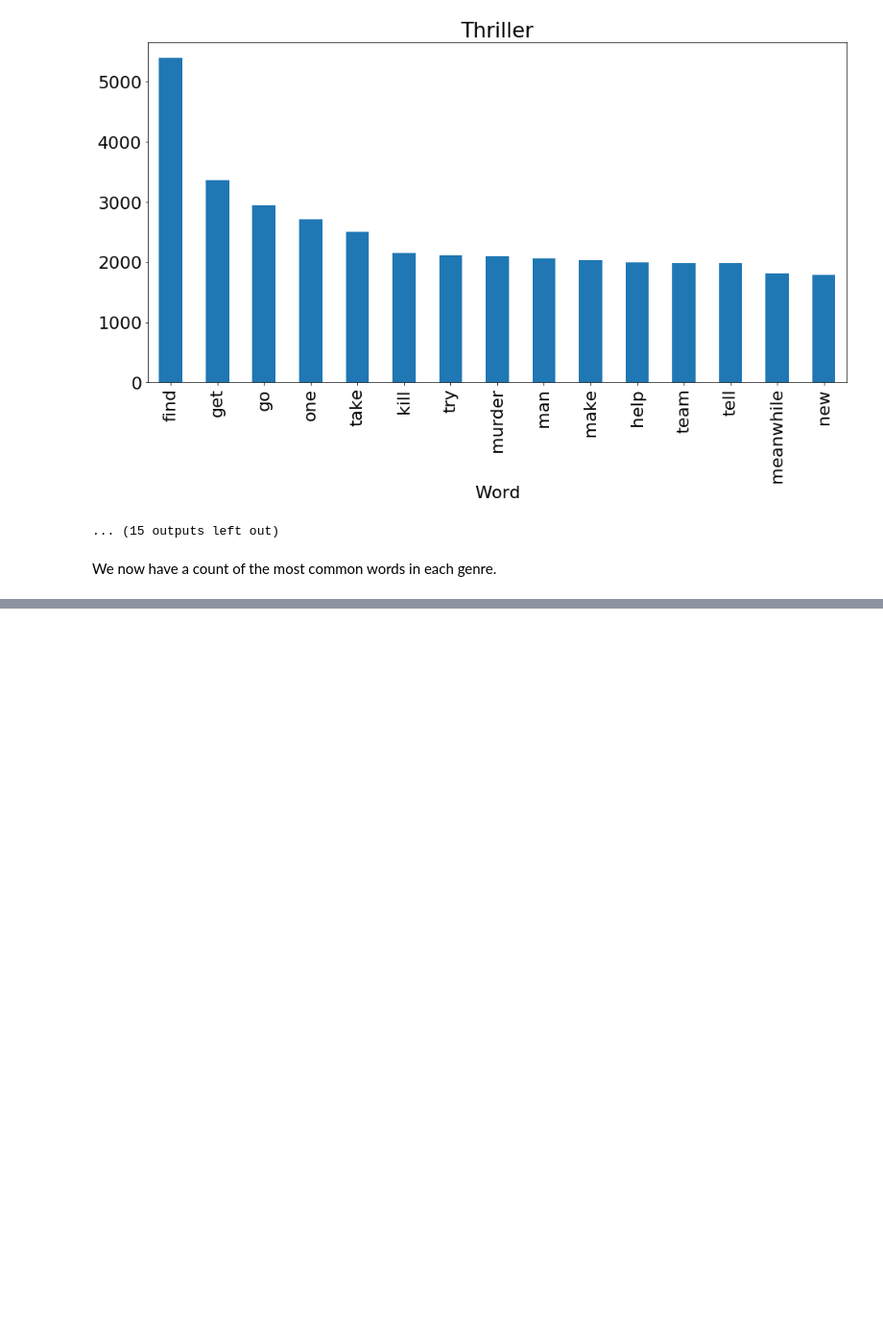
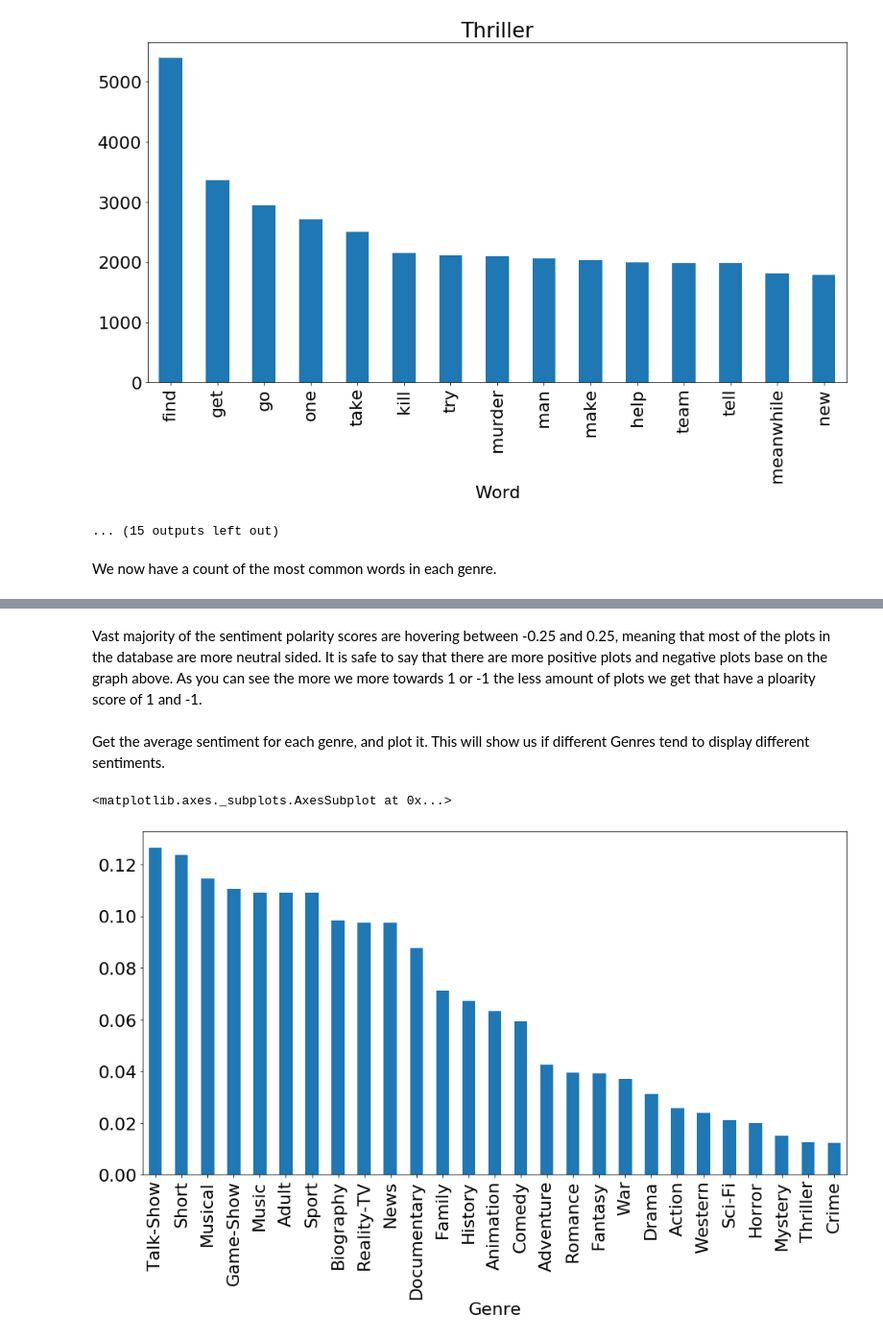
Before and after one commit to wonch002/Movie-Genre-Prediction, a Jupyter notebook: notebooks/Predicting_Movie_Genre.ipynb, the cells around one changed output, grey strips where cells are left out. Shown at 96% size. Cells and saved outputs as stored; diff of their text form; code cells hidden in the pictures; blank space fills up the shorter version.

```diff
--- a/notebooks/Predicting_Movie_Genre.ipynb
+++ b/notebooks/Predicting_Movie_Genre.ipynb
@@ -549,0 +622,17 @@ We now have a count of the most common words in each genre.
+# %% [markdown]
+Vast majority of the sentiment polarity scores are hovering between -0.25 and 0.25, meaning that most of the plots in the database are more neutral sided. It is safe to say that there are more positive plots and negative plots base on the graph above. As you can see the more we more towards 1 or -1 the less amount of plots we get that have a ploarity score of 1 and -1.
+# %% [markdown]
+Get the average sentiment for each genre, and plot it. This will show us if different Genres tend to display different sentiments.
+# %%
+movie_counts_df['Avg Polarity'] = None
+
+movie_counts_df = movie_counts_df.reset_index(drop=True)
+
+for idx, movie in enumerate(movie_counts_df['Genre']):
+    movie_counts_df.loc[idx,'Avg Polarity'] = movies[movies[movie] == 1]['polarity'].mean()
+
+movie_counts_df = movie_counts_df.sort_values('Avg Polarity', ascending=False)
+movie_counts_df.plot(x='Genre', y='Avg Polarity', kind='bar', legend=False, figsize= (16,8))
+# %% [output]
+<matplotlib.axes._subplots.AxesSubplot at 0x...>
+[figure, added]
```
Also changed, not shown: parts of 26 cells of this notebook.
